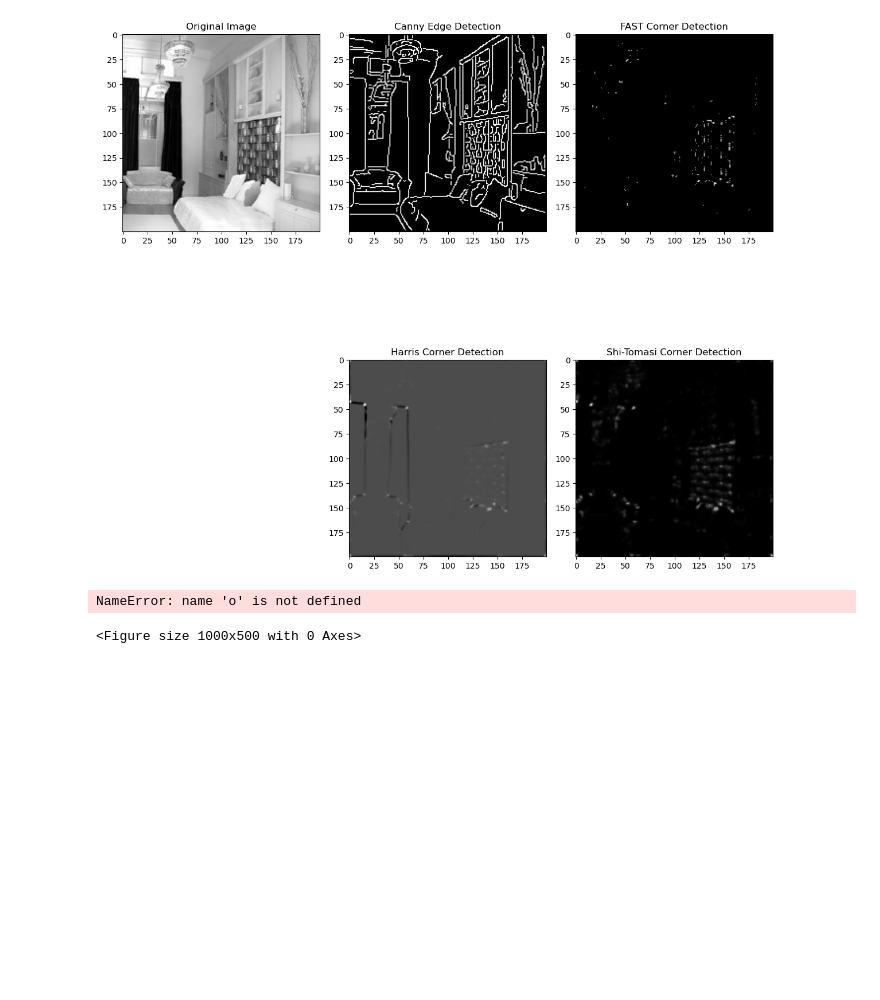
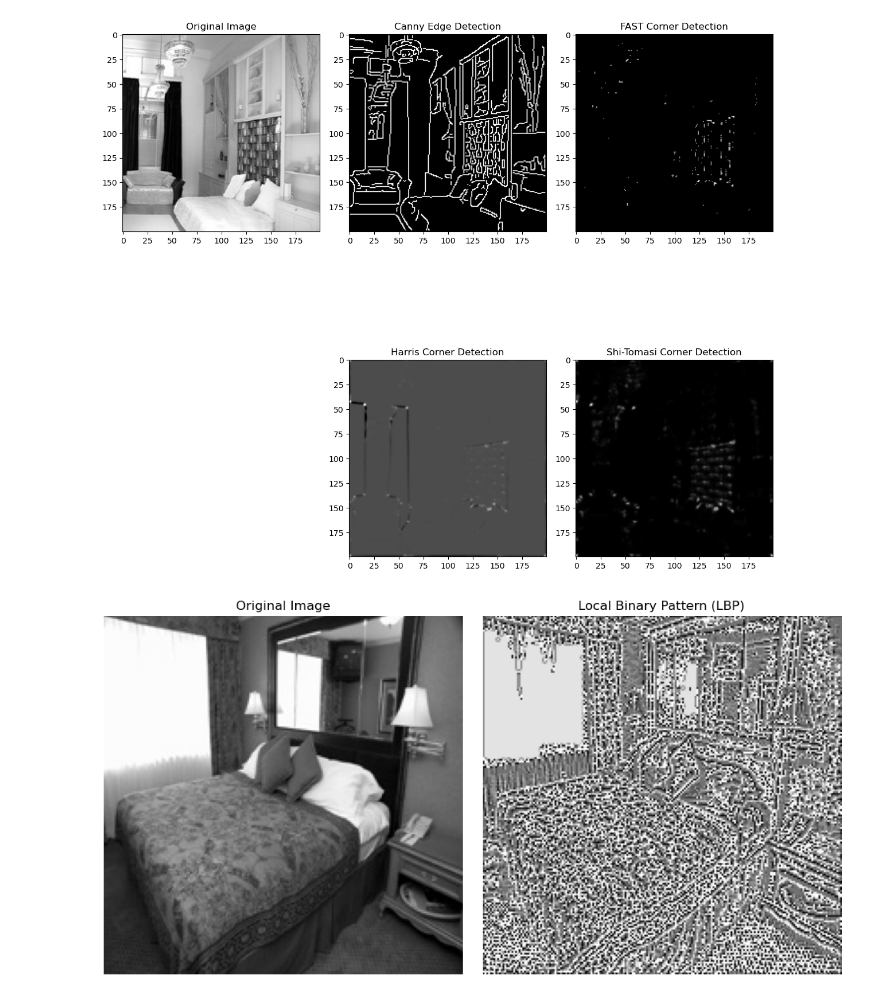
Before and after one commit to jaaumeadrover/Landscape-Image-Classification, a Jupyter notebook: data_prepare.ipynb, the cells around one changed output. Saved outputs shown, nothing was run; the diff lists cells and outputs as text; code cells hidden in the pictures; blank space fills up the shorter version.

```diff
--- a/data_prepare.ipynb
+++ b/data_prepare.ipynb
@@ -196,36 +196,35 @@ from skimage import feature
 import matplotlib.pyplot as plt
 
 # Read the image using OpenCV
 image = cv2.imread('data/train/bedroom/image_0001.jpg')
 
 # Convert the image to grayscale if it's not already
 gray_image = cv2.cvtColor(image, cv2.COLOR_BGR2GRAY)
 
 # Apply Local Binary Pattern (LBP)
 lbp_image = feature.local_binary_pattern(gray_image, P=8, R=1, method='uniform')
 
 # Create subplots to display the original and LBP images
 plt.figure(figsize=(10, 5))
-º
+
 # Original Image
 plt.subplot(1, 2, 1)
 plt.imshow(cv2.cvtColor(image, cv2.COLOR_BGR2RGB)
 )
 plt.title('Original Image')
 plt.axis('off')
 
 # LBP Image
 plt.subplot(1, 2, 2)
 plt.imshow(lbp_image, cmap='gray')
 plt.title('Local Binary Pattern (LBP)')
 plt.axis('off')
 
 # Display the subplots
 plt.tight_layout()
 plt.show()
 # %% [output]
-NameError: name 'o' is not defined
-<Figure size 1000x500 with 0 Axes>
+[figure, added]
 # %%
 import cv2
 from skimage.feature import local_binary_pattern, hog, corner_harris, corner_shi_tomasi
```
Also changed, not shown: parts of 7 cells of this notebook.
